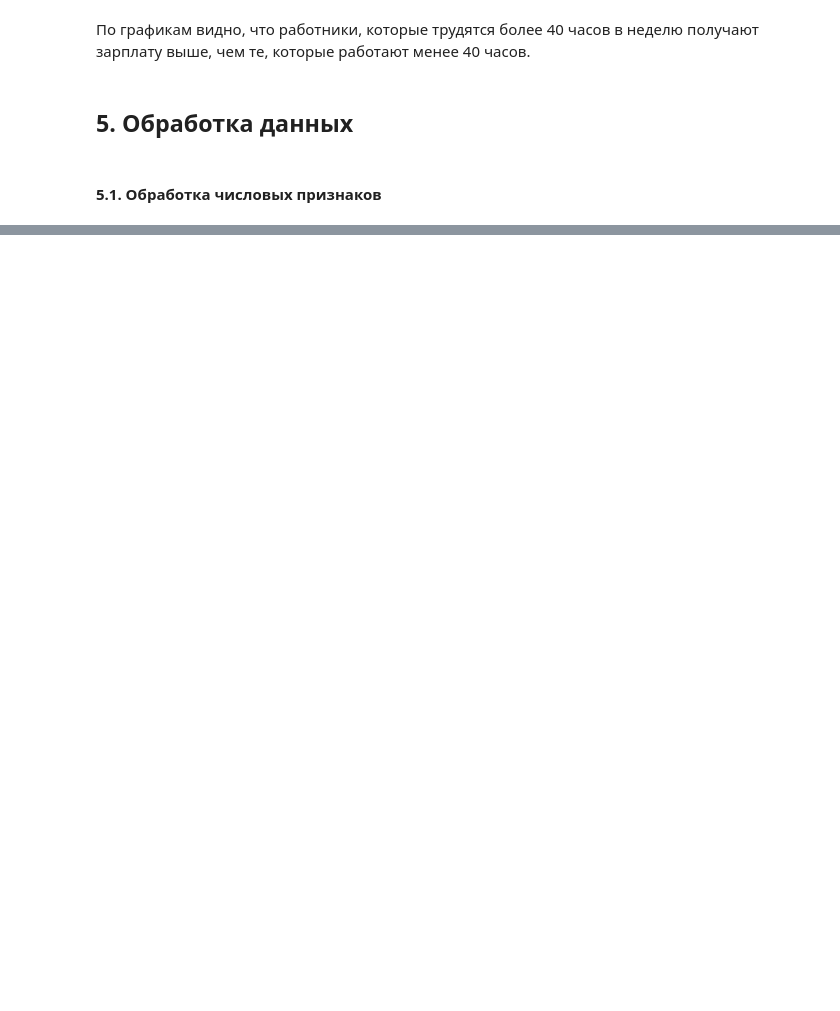
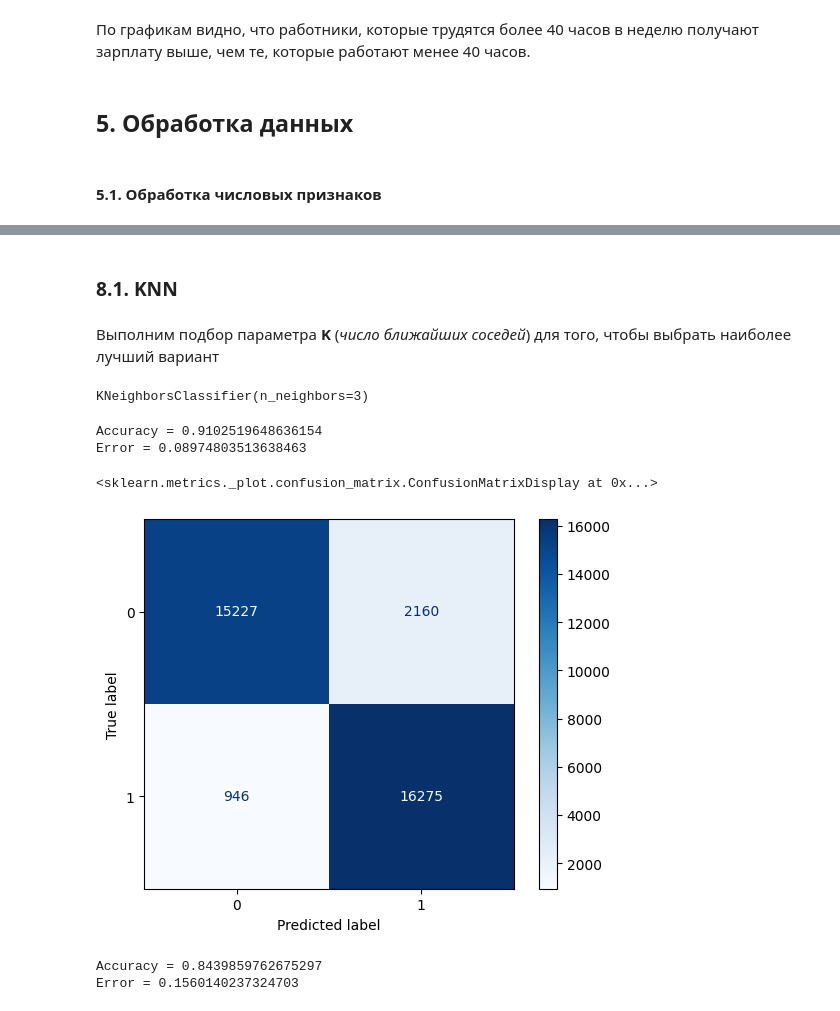
Before and after one commit to julivess/ML_course, a Jupyter notebook: salary_classification(1).ipynb, the cells around one changed output, grey strips where cells are left out. Drawn from its saved outputs; the diff is of its cells as text; code cells hidden in the pictures; blank space fills up the shorter version.

```diff
--- a/salary_classification(1).ipynb
+++ b/salary_classification(1).ipynb
@@ -303,0 +574,4 @@ plt.show()
+# %%
+from sklearn.model_selection import train_test_split
+
+X_train, X_test, y_train, y_test = train_test_split(X_resampled, y_resampled, test_size=0.3, shuffle=True, random_state=17)
@@ -303,0 +590,2 @@ plt.show()
+# %% [markdown]
+###  **8.1. KNN**
@@ -303,0 +594,28 @@ plt.show()
+# %% [markdown]
+Выполним подбор параметра **K** (*число ближайших соседей*) для того, чтобы выбрать наиболее лучший вариант
+# %%
+knn = KNeighborsClassifier(n_neighbors=3)
+knn.fit(X_train, y_train)
+# %% [output]
+KNeighborsClassifier(n_neighbors=3)
+# %%
+y_train_predict = knn.predict(X_train)
+knn_accuracy_train = accuracy_score(y_train_predict, y_train)
+knn_err_train = 1 - knn_accuracy_train
+print(f"Accuracy = {knn_accuracy_train}\nError = {knn_err_train}")
+# %% [output]
+Accuracy = 0.9102519648636154
+Error = 0.08974803513638463
+# %%
+ConfusionMatrixDisplay.from_estimator(knn, X_train, y_train, cmap='Blues')
+# %% [output]
+<sklearn.metrics._plot.confusion_matrix.ConfusionMatrixDisplay at 0x...>
+[figure, added]
+# %%
+y_test_predict = knn.predict(X_test)
+knn_accuracy_test = accuracy_score(y_test_predict, y_test)
+knn_err_test = 1 - knn_accuracy_test
+print(f"Accuracy = {knn_accuracy_test}\nError = {knn_err_test}")
+# %% [output]
+Accuracy = 0.8439859762675297
+Error = 0.1560140237324703
```
Also changed, not shown: parts of 54 cells of this notebook.
